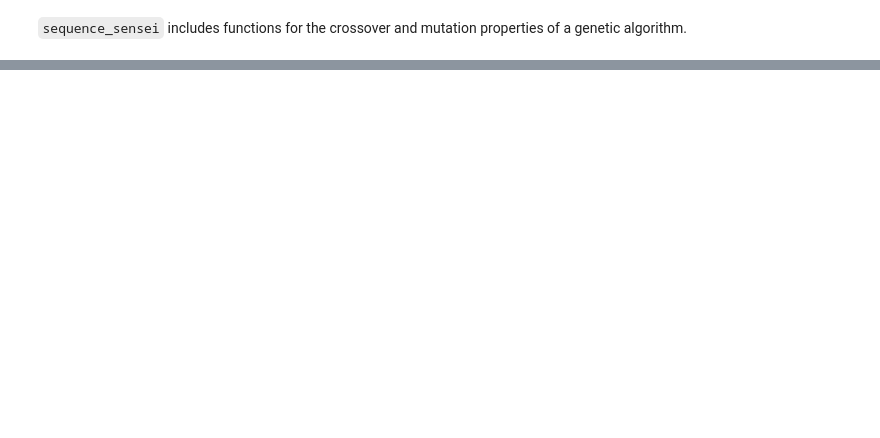
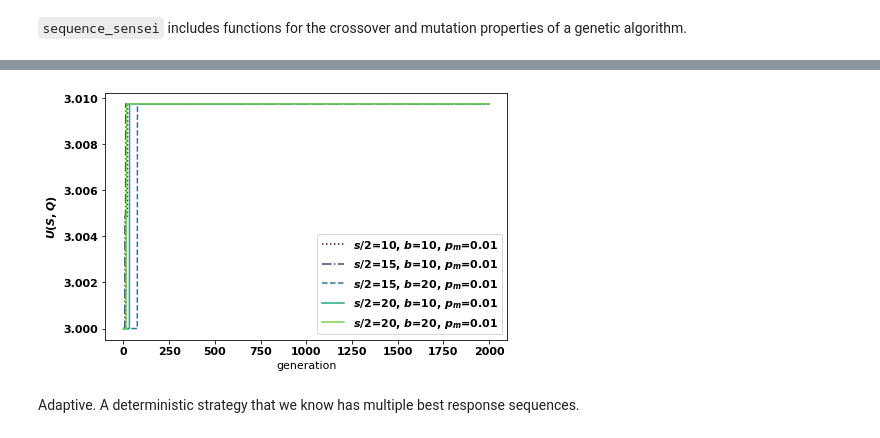
Before and after one commit to Nikoleta-v3/Thesis, a Jupyter notebook: src/chapters/06/main.ipynb, the cells around one changed output, grey strips where cells are left out. Cells and saved outputs as stored; diff of their text form; code cells hidden in the pictures; blank space fills up the shorter version.

```diff
--- a/src/chapters/06/main.ipynb
+++ b/src/chapters/06/main.ipynb
@@ -84,0 +246,31 @@ random.seed(1)
+# %%
+indices = list(tft.groupby(['half size population', 'bottleneck', 'mutation probability'])['score'].max().index)
+# %%
+scores = tft.groupby(['half size population', 'bottleneck', 'mutation probability','generation'])['score'].max()
+# %%
+linestyles = [":", '-.', "--", "-", "-"]
+# %%
+colors = mpl.cm.viridis(np.linspace(0, 1, 6))
+# %%
+fig, ax = plt.subplots(figsize=(6.5, 4))
+
+i = 0
+for index in indices:
+    if scores[index].max() != 3.0:
+        plt.plot(scores[index],
+                 linestyles[i],
+                 label=f'$s/2$={index[0]}, $b$={index[1]}, $p_m$={index[2]}',
+                 color=colors[i]
+                 );
+        i += 1
+plt.legend();
+plt.tight_layout();
+
+plt.ylabel(r'$U(S, Q)$')
+plt.xlabel('generation')
+
+plt.savefig('img/maximum_score_per_generation_tit_for_tat.pdf')
+# %% [output]
+[figure, added]
+# %% [markdown]
+Adaptive. A deterministic strategy that we know has multiple best response sequences.
```
Also changed, not shown: parts of 63 cells of this notebook.
